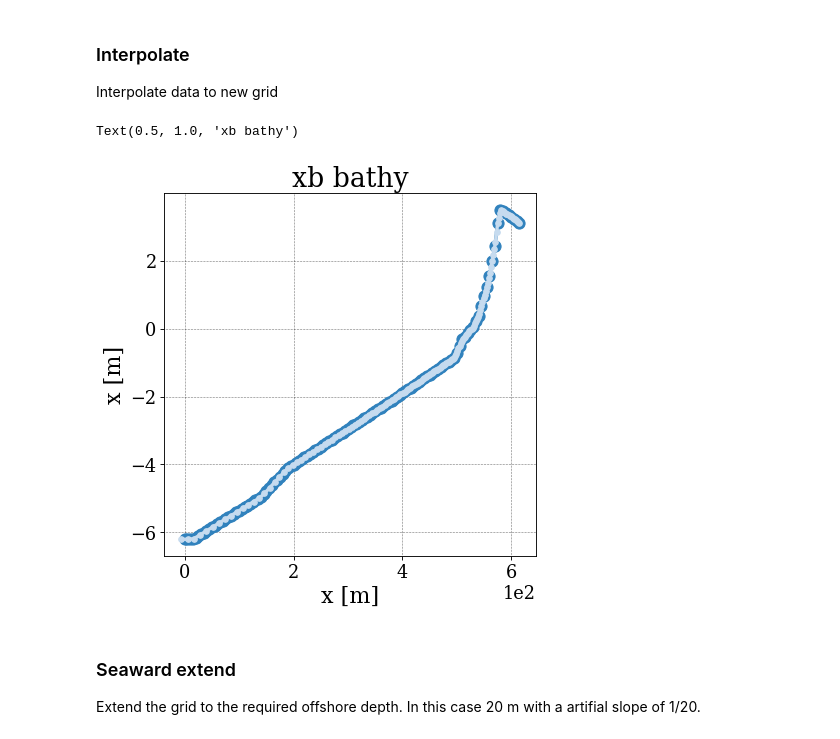
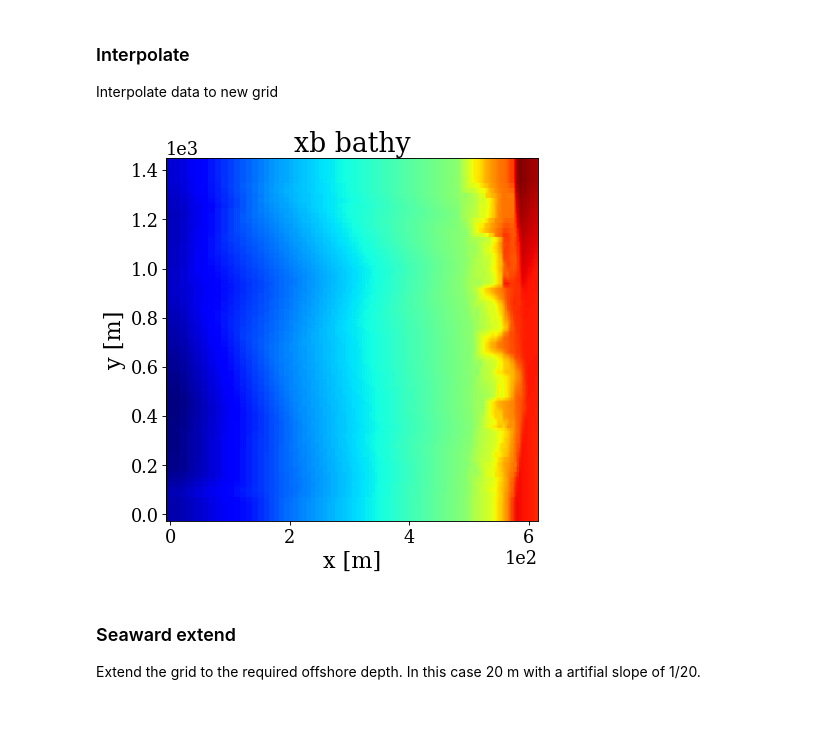
Before and after one commit to Seth-McKilla/xbeach-northbay, a Jupyter notebook: analysis.ipynb, the cells around one changed output. Cells and saved outputs as stored; diff of their text form; code cells hidden in the pictures.

Commit message:
Add interpolate and lateral extend

```diff
--- a/analysis.ipynb
+++ b/analysis.ipynb
@@ -95,17 +95,19 @@ Text(0, 0.5, 'dy [m]')
 ### Interpolate
 Interpolate data to new grid
 # %%
-zgr = np.interp(xgr, x, bathy)
+f = interpolate.interp2d(x, y, bathy, kind='linear')
+
+zgr = f(xgr,ygr)
 
 plt.figure()
-plt.plot(x,bathy,'-o')
-plt.plot(xgr,zgr,'.-')
+plt.pcolor(xgr,ygr,zgr)
 plt.xlabel('x [m]')
-plt.ylabel('x [m]')
+plt.ylabel('y [m]')
 plt.title('xb bathy')
+
+xgr, ygr = np.meshgrid(xgr,ygr)
 # %% [output]
-Text(0.5, 1.0, 'xb bathy')
-[figure, old version]
+[figure, new version]
 # %% [markdown]
 ### Seaward extend
 Extend the grid to the required offshore depth. In this case 20 m with a artifial slope of 1/20.
```
Also changed, not shown: parts of 1 cell of this notebook, 4 other files.
